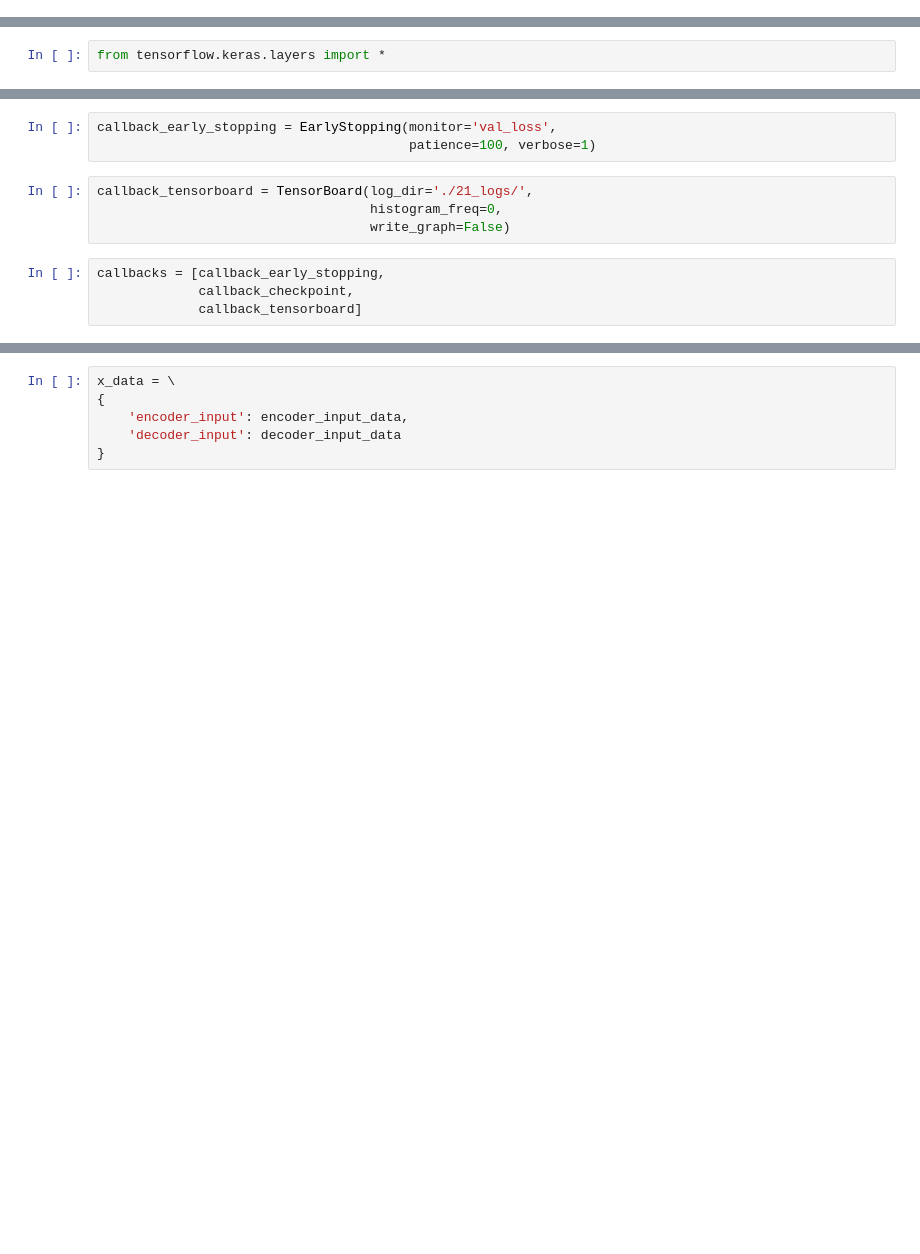
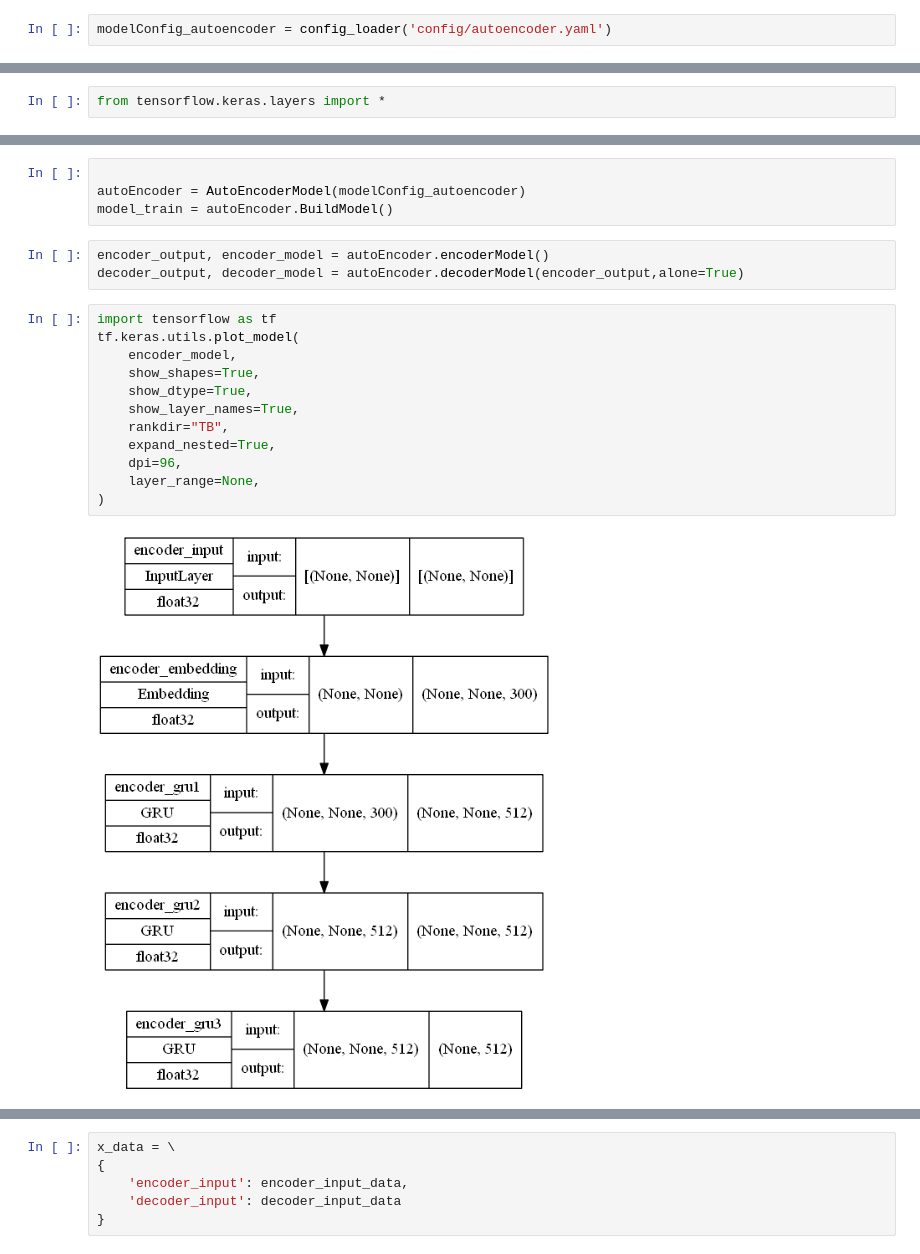
Before and after one commit to AhmedTammaa/English-German-Translator, a Jupyter notebook: Machine Translation.ipynb, the cells around one changed output, grey strips where cells are left out. Saved outputs shown, nothing was run; the diff lists cells and outputs as text; blank space fills up the shorter version.

Commit message:
Added Model Module
Added Model Module. The code is cleaner now and the Jupyter notebook is simpler and readable.

```diff
--- a/Machine Translation.ipynb
+++ b/Machine Translation.ipynb
@@ -19,6 +20,8 @@ def config_loader(filepath):
 config = config_loader('config/en_de.yaml')
 # %%
 lang_src, lang_dest = config['language']['src'],config['language']['dest']
+# %%
+modelConfig_autoencoder = config_loader('config/autoencoder.yaml')
 # %%
 config
 # %% [output]
@@ -295,11 +193,21 @@ callback_checkpoint = ModelCheckpoint(filepath=path_checkpoint,
-# %%
-callback_early_stopping = EarlyStopping(monitor='val_loss',
-                                        patience=100, verbose=1)
-# %%
-callback_tensorboard = TensorBoard(log_dir='./21_logs/',
-                                   histogram_freq=0,
-                                   write_graph=False)
-# %%
-callbacks = [callback_early_stopping,
-             callback_checkpoint,
-             callback_tensorboard]
+# %%
+
+autoEncoder = AutoEncoderModel(modelConfig_autoencoder)
+model_train = autoEncoder.BuildModel()
+# %%
+encoder_output, encoder_model = autoEncoder.encoderModel()
+decoder_output, decoder_model = autoEncoder.decoderModel(encoder_output,alone=True)
+# %%
+import tensorflow as tf
+tf.keras.utils.plot_model(
+    encoder_model,
+    show_shapes=True,
+    show_dtype=True,
+    show_layer_names=True,
+    rankdir="TB",
+    expand_nested=True,
+    dpi=96,
+    layer_range=None,
+)
+# %% [output]
+[figure, added]
```
Also changed, not shown: parts of 43 cells of this notebook, 3 other files.
